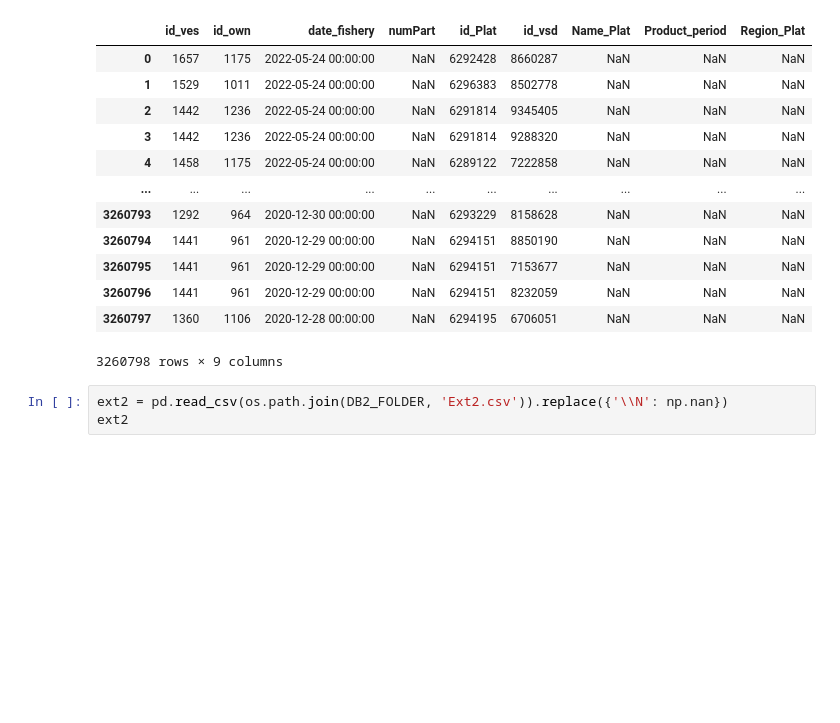
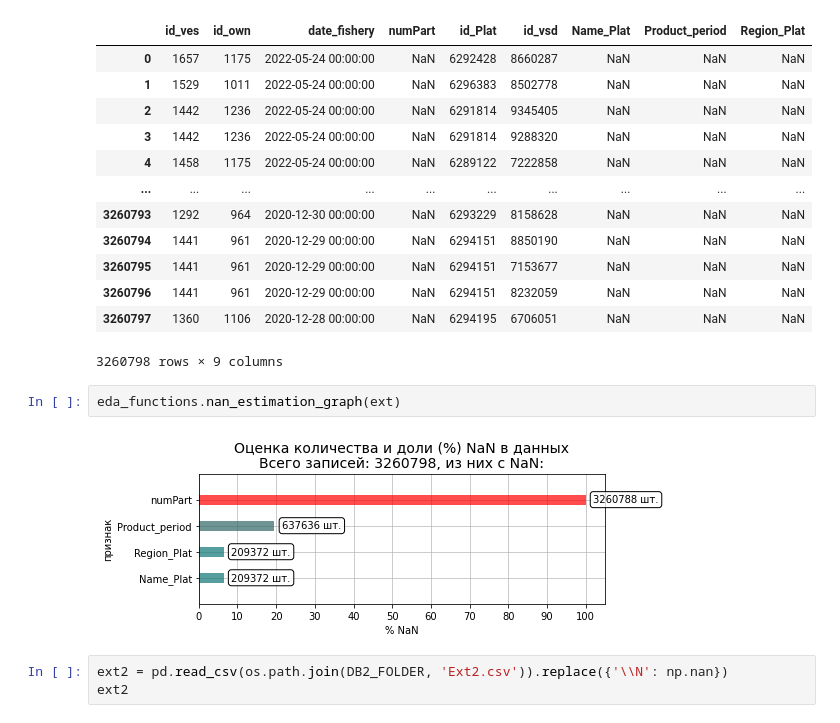
Before and after one commit to SerSmith/cif_pro_fish, a Jupyter notebook: notebooks/eda_first_steps.ipynb, the cells around one changed output. Cells and saved outputs as stored; diff of their text form; blank space fills up the shorter version.

```diff
--- a/notebooks/eda_first_steps.ipynb
+++ b/notebooks/eda_first_steps.ipynb
@@ -180,6 +184,10 @@ ext
 | 3260796 | 1441 | 961 | 2020-12-29 00:00:00 | NaN | 6294151 | 8232059 | NaN | NaN | NaN |
 | 3260797 | 1360 | 1106 | 2020-12-28 00:00:00 | NaN | 6294195 | 6706051 | NaN | NaN | NaN |
 3260798 rows × 9 columns
+# %%
+eda_functions.nan_estimation_graph(ext)
+# %% [output]
+[figure, added]
 # %%
 ext2 = pd.read_csv(os.path.join(DB2_FOLDER, 'Ext2.csv')).replace({'\\N': np.nan})
 ext2
```
Also changed, not shown: parts of 9 cells of this notebook, 8 other files.
